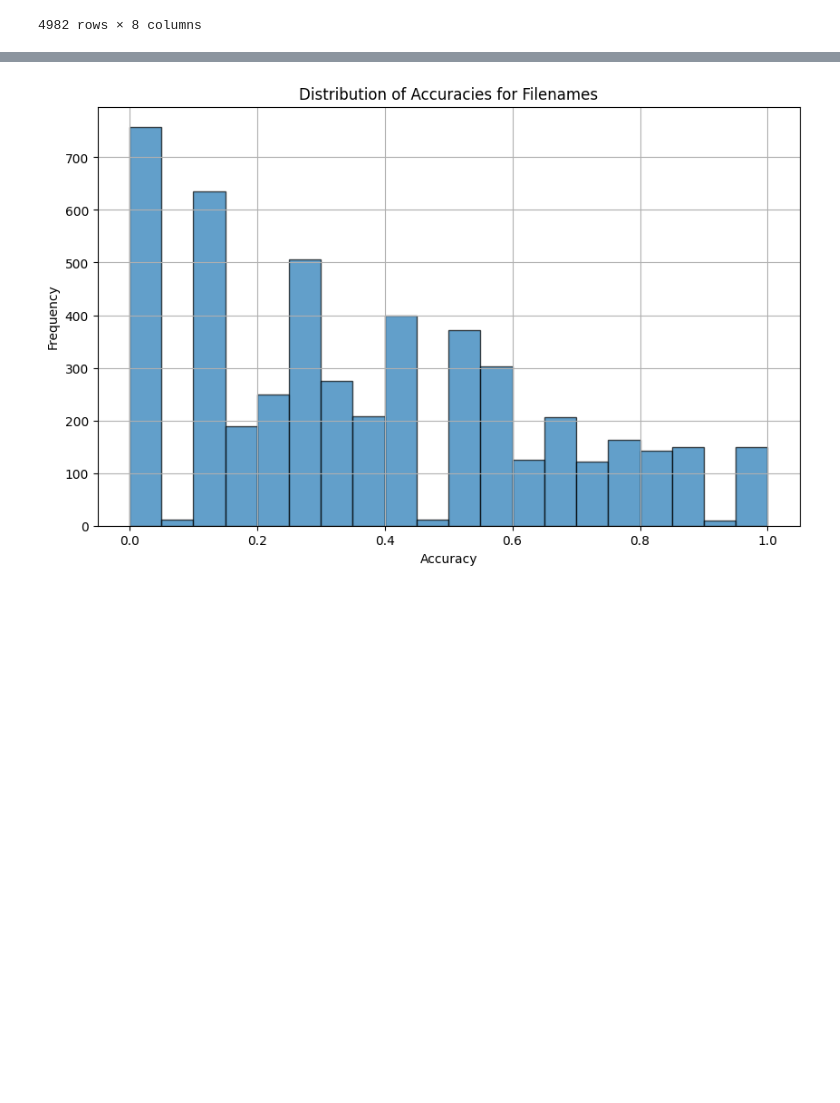
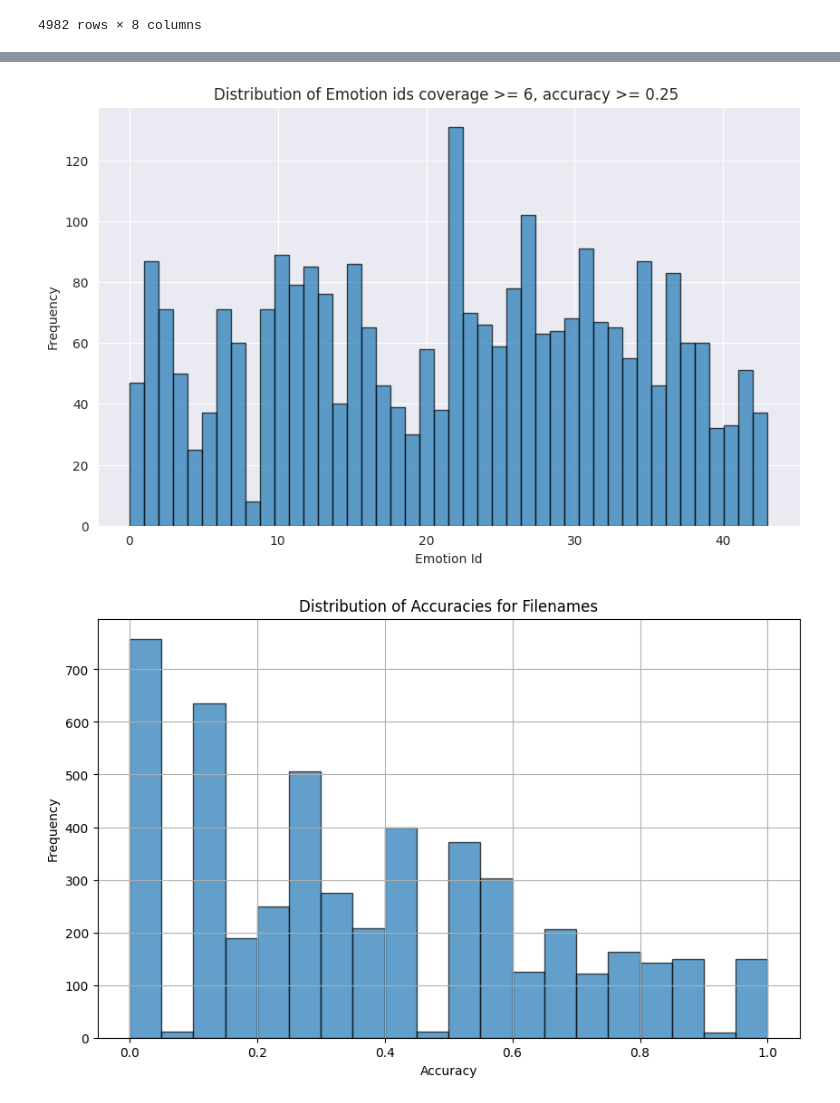
Before and after one commit to timlac/reco-response-analysis, a Jupyter notebook: accuracy_by_segment.ipynb, the cells around one changed output, grey strips where cells are left out. Drawn from its saved outputs; the diff is of its cells as text; code cells hidden in the pictures; blank space fills up the shorter version.

```diff
--- a/accuracy_by_segment.ipynb
+++ b/accuracy_by_segment.ipynb
@@ -245,0 +444,2 @@ accuracy_df
+# %%
+accuracy_conditions_df = accuracy_conditions_df[accuracy_conditions_df["accuracy"] >= 0.25]
@@ -246,3 +482,18 @@ accuracy_df
+# %%
+# Create a histogram of accuracies
+plt.figure(figsize=(10, 6))
+plt.hist(accuracy_conditions_df["emotion_id"], bins=44, edgecolor='k', alpha=0.7)
+
+# Customize the plot
+plt.title("Distribution of Emotion ids coverage >= 6, accuracy >= 0.25 ")
+plt.xlabel("Emotion Id")
+plt.ylabel("Frequency")
+plt.grid(True)
+
+# Show the plot
+plt.show()
+# %% [output]
+[figure, added]
 # %%
 # Create a histogram of accuracies
 plt.figure(figsize=(10, 6))
```
Also changed, not shown: parts of 31 cells of this notebook, 15 other files.
